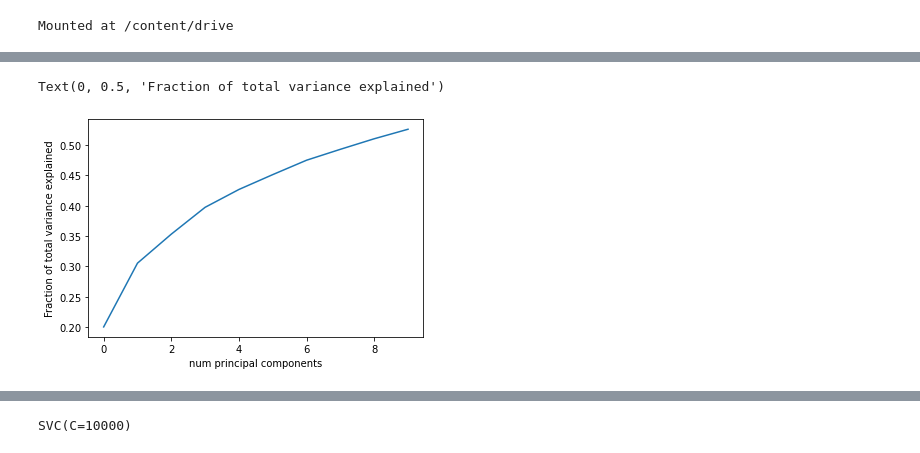
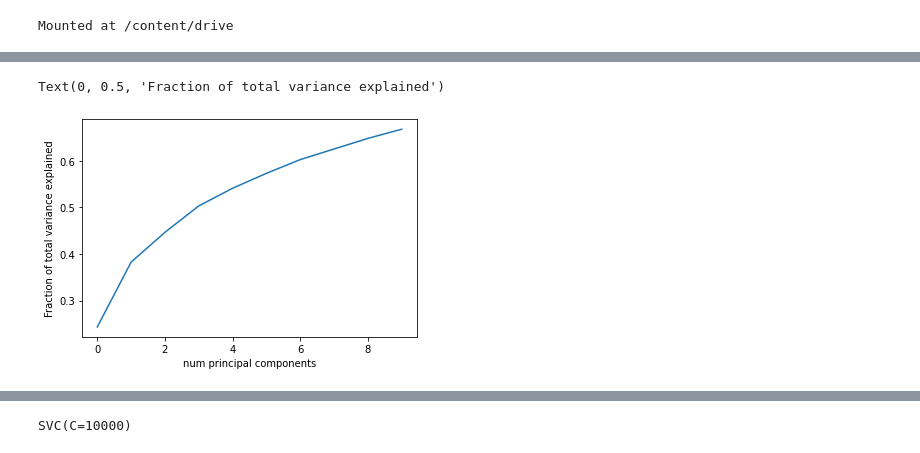
Before and after one commit to diya17/software-security, a Jupyter notebook: AutomatedMalwareDetection/Classification_of_Benign_and_malicious_apps.ipynb, the cells around one changed output, grey strips where cells are left out. Saved outputs shown, nothing was run; the diff lists cells and outputs as text; code cells hidden in the pictures.

```diff
--- a/AutomatedMalwareDetection/Classification_of_Benign_and_malicious_apps.ipynb
+++ b/AutomatedMalwareDetection/Classification_of_Benign_and_malicious_apps.ipynb
@@ -120,12 +144,17 @@ isBenFeat1=isBenFeat1.to_numpy()
+# %%
+trainSet,testSet,trainRes,testRes = sklearn.model_selection.train_test_split(permissionsMapFeat,isBenFeat, test_size=0.2, random_state=17)
+trainSet1,testSet1,trainRes1,testRes1 = sklearn.model_selection.train_test_split(permissionsMapFeat1,isBenFeat1, test_size=0.2, random_state=17)
+trainSet2,testSet2,trainRes2,testRes2 = sklearn.model_selection.train_test_split(permissionsMapFeat2,isBenFeat2, test_size=0.2, random_state=17)
+n_components = 10
+
+pca = PCA(n_components=n_components).fit(trainSet)
+pca1 = PCA(n_components=n_components).fit(trainSet1)
+pca2 = PCA(n_components=n_components).fit(trainSet2)
 # %%
-trainSet,testSet,trainRes,testRes = sklearn.model_selection.train_test_split(permissionsMapFeat1,isBen, test_size=0.2, random_state=17)
-n_components = 10
-
-pca = PCA(n_components=n_components).fit(trainSet)
 matplotlib.pyplot.plot(np.cumsum(pca.explained_variance_ratio_))
 np.cumsum(pca.explained_variance_ratio_)
 matplotlib.pyplot.xlabel('num principal components')
 matplotlib.pyplot.ylabel('Fraction of total variance explained')
 # %% [output]
 Text(0, 0.5, 'Fraction of total variance explained')
-[figure, old version]
+[figure, new version]
```
Also changed, not shown: parts of 92 cells of this notebook, 1 other file.
